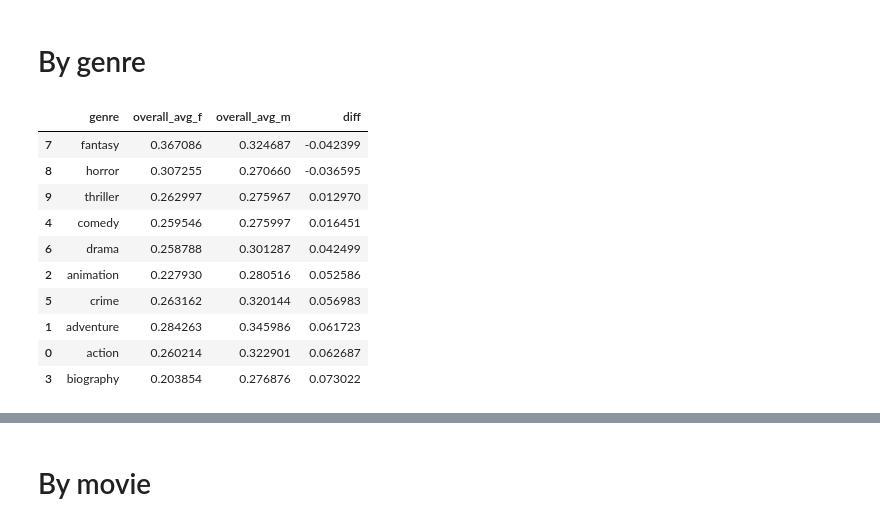
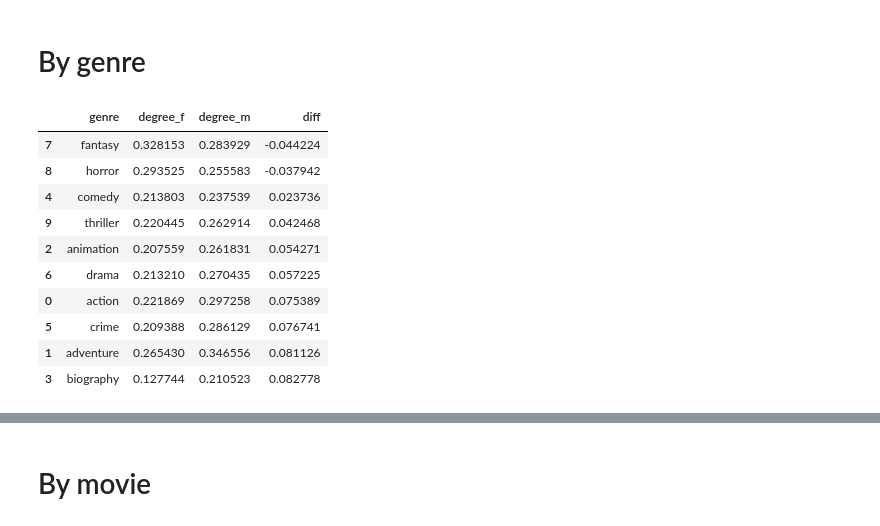
Before and after one commit to nlp-jjer/gender_in_movies, a Jupyter notebook: network/network_exploration.ipynb, the cells around one changed output, grey strips where cells are left out. Drawn from its saved outputs; the diff is of its cells as text; code cells hidden in the pictures.

```diff
--- a/network/network_exploration.ipynb
+++ b/network/network_exploration.ipynb
@@ -75,25 +74,25 @@ df.groupby('gender').mean()
 # %%
 by_genre_f = by_genre[by_genre['gender'] == 'f']
 by_genre_m = by_genre[by_genre['gender'] == 'm']
 
 by_genre_wide = by_genre_f.merge(by_genre_m, on = 'genre', suffixes=('_f', '_m'))
 
-by_genre_wide['diff'] = by_genre_wide['overall_avg_m'] - by_genre_wide['overall_avg_f']
+by_genre_wide['diff'] = by_genre_wide['degree_m'] - by_genre_wide['degree_f']
 
-cols = ['genre', 'overall_avg_f', 'overall_avg_m', 'diff']
+cols = ['genre', 'degree_f', 'degree_m', 'diff']
 
 by_genre_wide = by_genre_wide[cols]
+
+by_genre_wide.sort_values('diff')
+# %% [output]
+|  | genre | degree_f | degree_m | diff |
+| 7 | fantasy | 0.328153 | 0.283929 | -0.044224 |
+| 8 | horror | 0.293525 | 0.255583 | -0.037942 |
+| 4 | comedy | 0.213803 | 0.237539 | 0.023736 |
+| 9 | thriller | 0.220445 | 0.262914 | 0.042468 |
+| 2 | animation | 0.207559 | 0.261831 | 0.054271 |
+| 6 | drama | 0.213210 | 0.270435 | 0.057225 |
+| 0 | action | 0.221869 | 0.297258 | 0.075389 |
+| 5 | crime | 0.209388 | 0.286129 | 0.076741 |
+| 1 | adventure | 0.265430 | 0.346556 | 0.081126 |
+| 3 | biography | 0.127744 | 0.210523 | 0.082778 |
-# %%
-by_genre_wide.sort_values('diff')
-# %% [output]
-|  | genre | overall_avg_f | overall_avg_m | diff |
-| 7 | fantasy | 0.367086 | 0.324687 | -0.042399 |
-| 8 | horror | 0.307255 | 0.270660 | -0.036595 |
-| 9 | thriller | 0.262997 | 0.275967 | 0.012970 |
-| 4 | comedy | 0.259546 | 0.275997 | 0.016451 |
-| 6 | drama | 0.258788 | 0.301287 | 0.042499 |
-| 2 | animation | 0.227930 | 0.280516 | 0.052586 |
-| 5 | crime | 0.263162 | 0.320144 | 0.056983 |
-| 1 | adventure | 0.284263 | 0.345986 | 0.061723 |
-| 0 | action | 0.260214 | 0.322901 | 0.062687 |
-| 3 | biography | 0.203854 | 0.276876 | 0.073022 |
```
Also changed, not shown: parts of 22 cells of this notebook.
